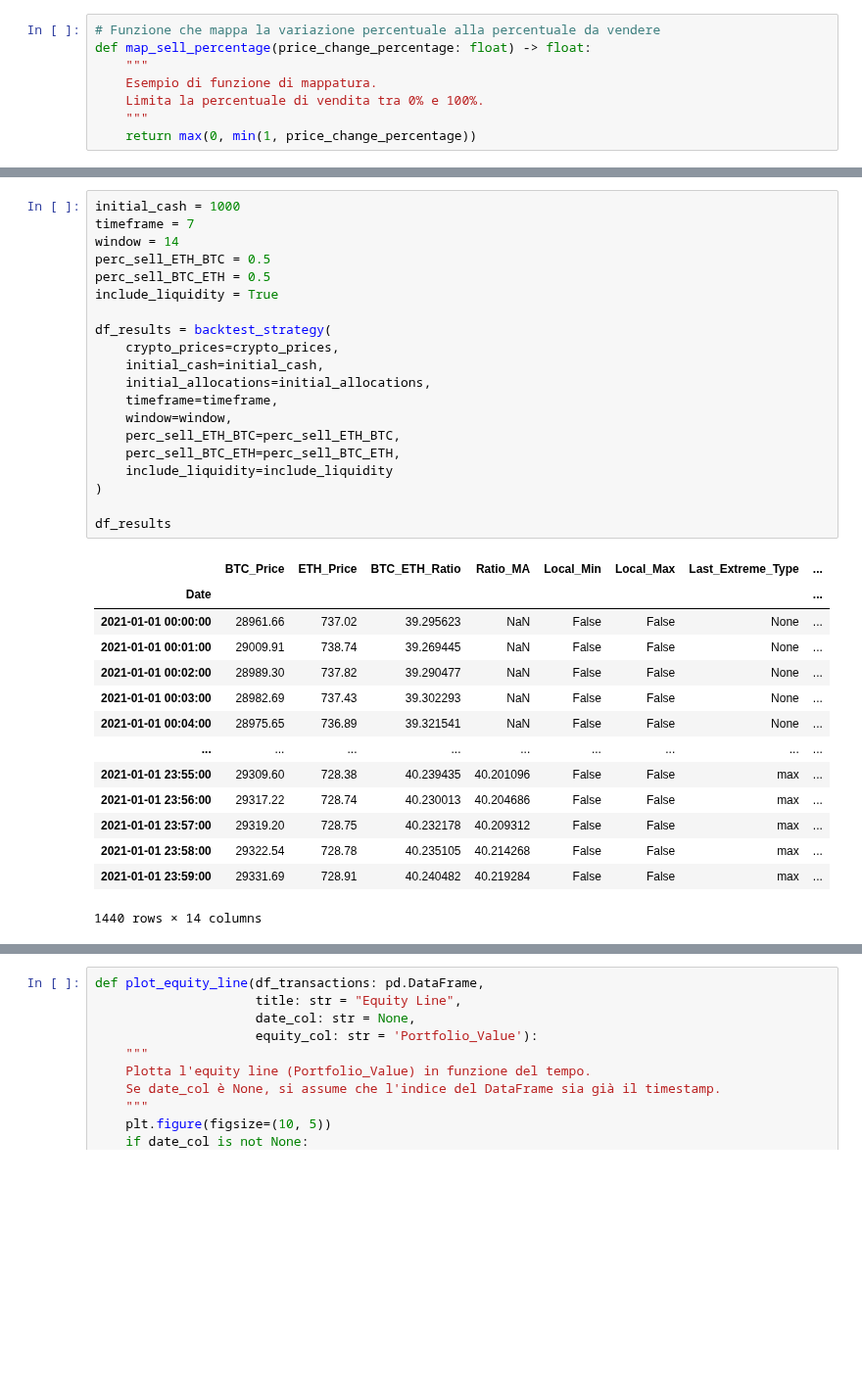
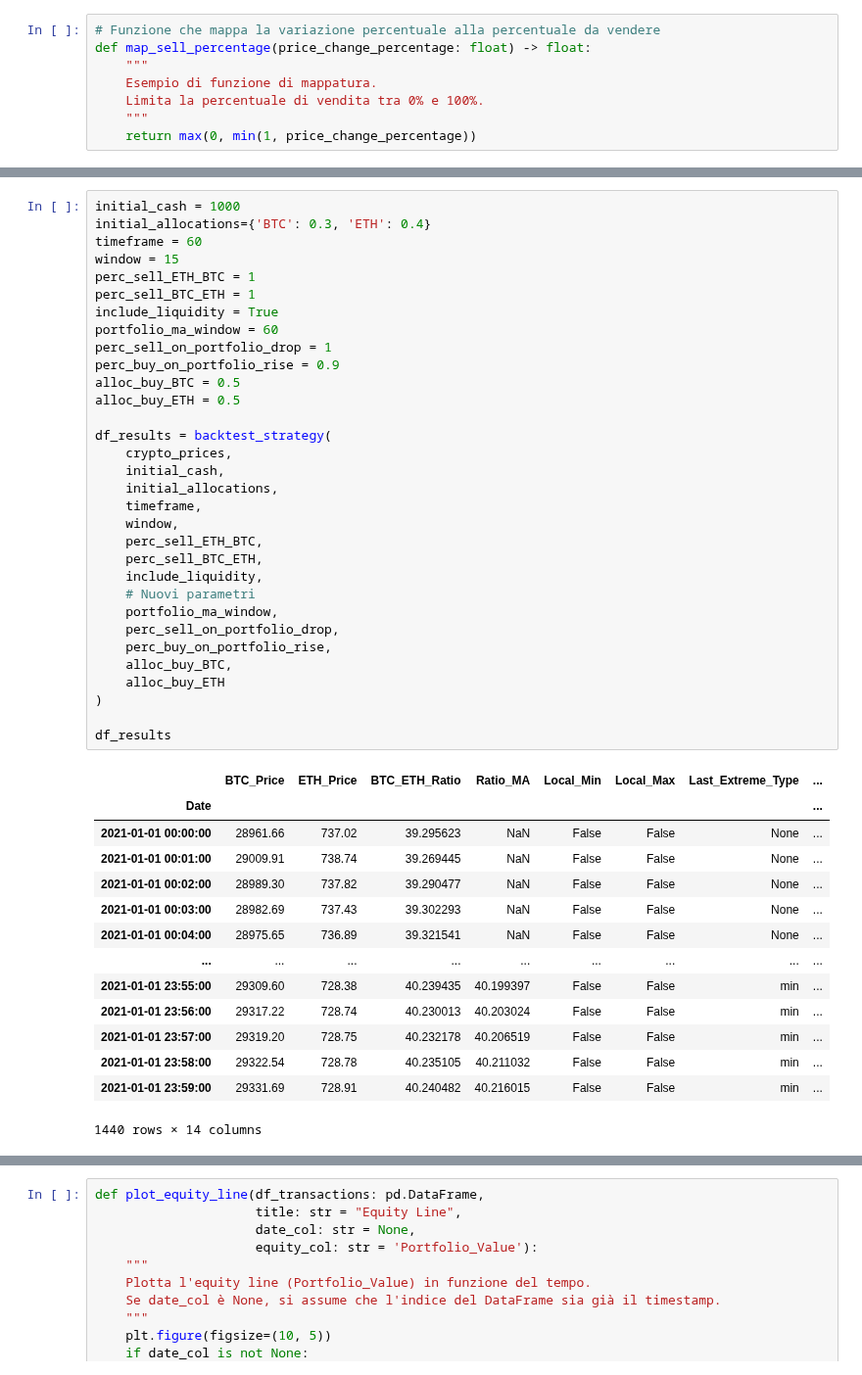
Before and after one commit to AleImbri/Crypto-strategies-simulations, a Jupyter notebook: Rotazione con media mobile rapporti.ipynb, the cells around one changed output, grey strips where cells are left out. Shown at 98% size. Drawn from its saved outputs; the diff is of its cells as text; blank space fills up the shorter version.

```diff
--- a/Rotazione con media mobile rapporti.ipynb
+++ b/Rotazione con media mobile rapporti.ipynb
@@ -341,38 +407,50 @@ def backtest_strategy(crypto_prices: pd.DataFrame,
     return df_transactions
 # %%
 initial_cash = 1000
-timeframe = 7
-window = 14
-perc_sell_ETH_BTC = 0.5
-perc_sell_BTC_ETH = 0.5
+initial_allocations={'BTC': 0.3, 'ETH': 0.4}
+timeframe = 60
+window = 15
+perc_sell_ETH_BTC = 1
+perc_sell_BTC_ETH = 1
 include_liquidity = True
+portfolio_ma_window = 60
+perc_sell_on_portfolio_drop = 1
+perc_buy_on_portfolio_rise = 0.9
+alloc_buy_BTC = 0.5
+alloc_buy_ETH = 0.5
 
 df_results = backtest_strategy(
-    crypto_prices=crypto_prices,
-    initial_cash=initial_cash,
-    initial_allocations=initial_allocations,
-    timeframe=timeframe,
-    window=window,
-    perc_sell_ETH_BTC=perc_sell_ETH_BTC,
-    perc_sell_BTC_ETH=perc_sell_BTC_ETH,
-    include_liquidity=include_liquidity
+    crypto_prices,
+    initial_cash,
+    initial_allocations,
+    timeframe,
+    window,
+    perc_sell_ETH_BTC,
+    perc_sell_BTC_ETH,
+    include_liquidity,
+    # Nuovi parametri
+    portfolio_ma_window,
+    perc_sell_on_portfolio_drop,
+    perc_buy_on_portfolio_rise,
+    alloc_buy_BTC,
+    alloc_buy_ETH
 )
 
 df_results
 # %% [output]
 |  | BTC_Price | ETH_Price | BTC_ETH_Ratio | Ratio_MA | Local_Min | Local_Max | Last_Extreme_Type | ... |
 | Date |  |  |  |  |  |  |  | ... |
 | 2021-01-01 00:00:00 | 28961.66 | 737.02 | 39.295623 | NaN | False | False | None | ... |
 | 2021-01-01 00:01:00 | 29009.91 | 738.74 | 39.269445 | NaN | False | False | None | ... |
 | 2021-01-01 00:02:00 | 28989.30 | 737.82 | 39.290477 | NaN | False | False | None | ... |
 | 2021-01-01 00:03:00 | 28982.69 | 737.43 | 39.302293 | NaN | False | False | None | ... |
 | 2021-01-01 00:04:00 | 28975.65 | 736.89 | 39.321541 | NaN | False | False | None | ... |
 | ... | ... | ... | ... | ... | ... | ... | ... | ... |
-| 2021-01-01 23:55:00 | 29309.60 | 728.38 | 40.239435 | 40.201096 | False | False | max | ... |
-| 2021-01-01 23:56:00 | 29317.22 | 728.74 | 40.230013 | 40.204686 | False | False | max | ... |
-| 2021-01-01 23:57:00 | 29319.20 | 728.75 | 40.232178 | 40.209312 | False | False | max | ... |
-| 2021-01-01 23:58:00 | 29322.54 | 728.78 | 40.235105 | 40.214268 | False | False | max | ... |
-| 2021-01-01 23:59:00 | 29331.69 | 728.91 | 40.240482 | 40.219284 | False | False | max | ... |
+| 2021-01-01 23:55:00 | 29309.60 | 728.38 | 40.239435 | 40.199397 | False | False | min | ... |
+| 2021-01-01 23:56:00 | 29317.22 | 728.74 | 40.230013 | 40.203024 | False | False | min | ... |
+| 2021-01-01 23:57:00 | 29319.20 | 728.75 | 40.232178 | 40.206519 | False | False | min | ... |
+| 2021-01-01 23:58:00 | 29322.54 | 728.78 | 40.235105 | 40.211032 | False | False | min | ... |
+| 2021-01-01 23:59:00 | 29331.69 | 728.91 | 40.240482 | 40.216015 | False | False | min | ... |
 1440 rows × 14 columns
 # %%
 df_results['Portfolio_Value'].iloc[-1] / df_results['Portfolio_Value'].iloc[0]
```
Also changed, not shown: parts of 3 cells of this notebook, 1 other file.
